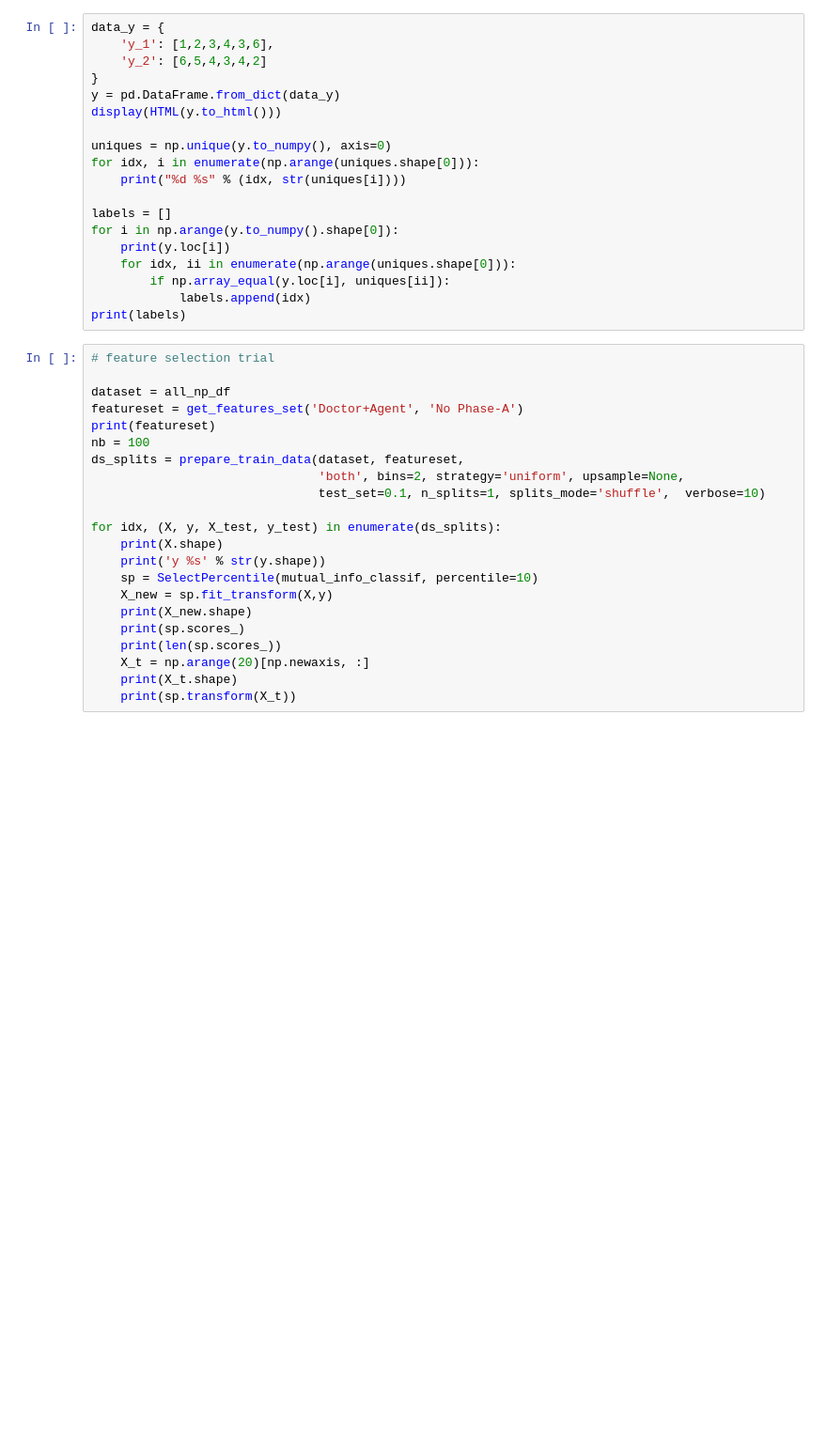
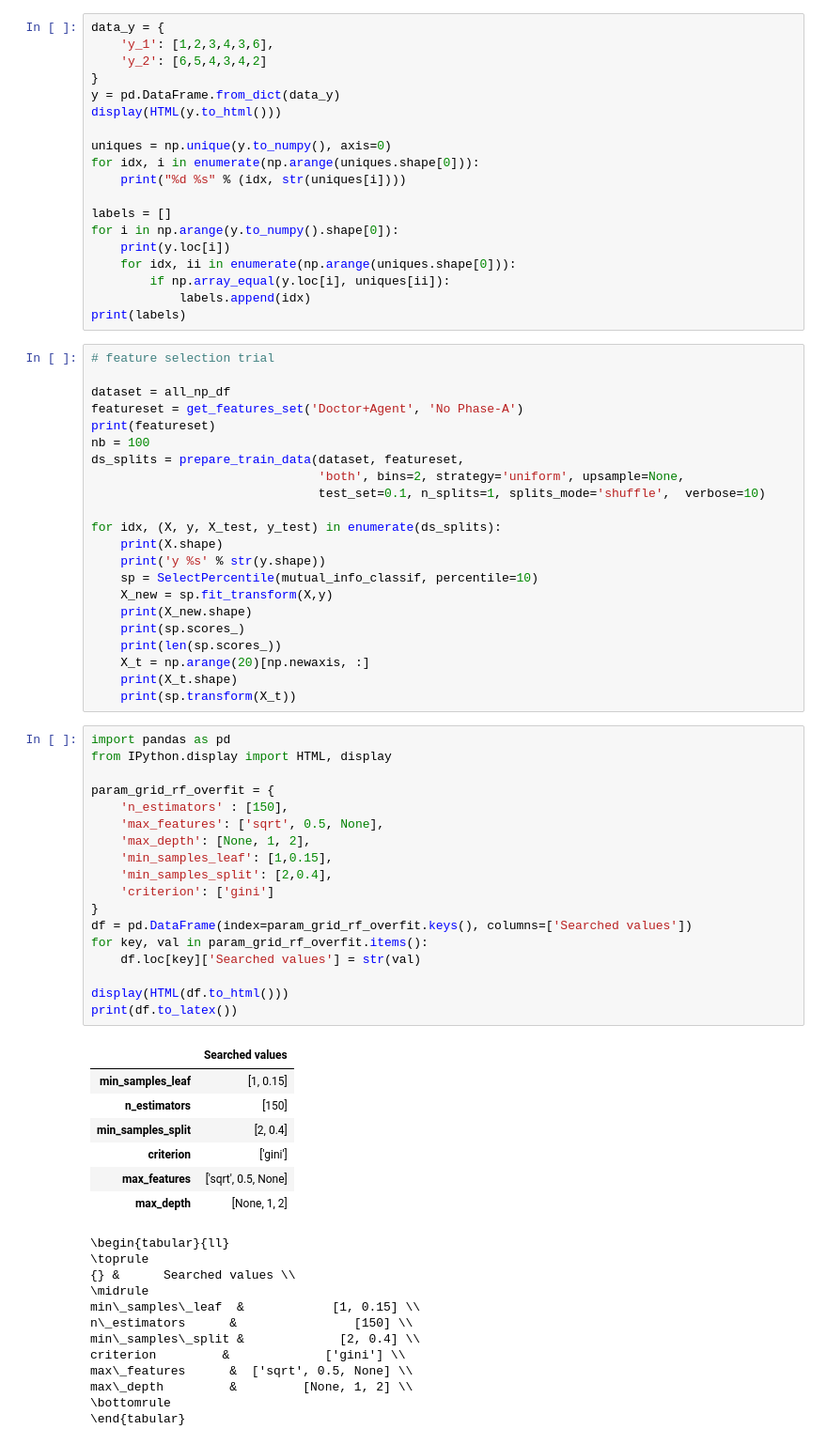
Before and after one commit to jbousque/predictionPresence, a Jupyter notebook: src/trash.ipynb, the cells around one changed output. Shown at 94% size. Cells and saved outputs as stored; diff of their text form; blank space fills up the shorter version.

```diff
--- a/src/trash.ipynb
+++ b/src/trash.ipynb
@@ -834,3 +834,41 @@ for idx, (X, y, X_test, y_test) in enumerate(ds_splits):
     X_t = np.arange(20)[np.newaxis, :]
     print(X_t.shape)
     print(sp.transform(X_t))
+# %%
+import pandas as pd
+from IPython.display import HTML, display
+
+param_grid_rf_overfit = {
+    'n_estimators' : [150],
+    'max_features': ['sqrt', 0.5, None],
+    'max_depth': [None, 1, 2],
+    'min_samples_leaf': [1,0.15],
+    'min_samples_split': [2,0.4],
+    'criterion': ['gini']
+}
+df = pd.DataFrame(index=param_grid_rf_overfit.keys(), columns=['Searched values'])
+for key, val in param_grid_rf_overfit.items():
+    df.loc[key]['Searched values'] = str(val)
+
+display(HTML(df.to_html()))
+print(df.to_latex())
+# %% [output]
+|  | Searched values |
+| min_samples_leaf | [1, 0.15] |
+| n_estimators | [150] |
+| min_samples_split | [2, 0.4] |
+| criterion | ['gini'] |
+| max_features | ['sqrt', 0.5, None] |
+| max_depth | [None, 1, 2] |
+\begin{tabular}{ll}
+\toprule
+{} &      Searched values \\
+\midrule
+min\_samples\_leaf  &            [1, 0.15] \\
+n\_estimators      &                [150] \\
+min\_samples\_split &             [2, 0.4] \\
+criterion         &             ['gini'] \\
+max\_features      &  ['sqrt', 0.5, None] \\
+max\_depth         &         [None, 1, 2] \\
+\bottomrule
+\end{tabular}
```
Also changed, not shown: parts of 6 cells of this notebook, 31 other files.
